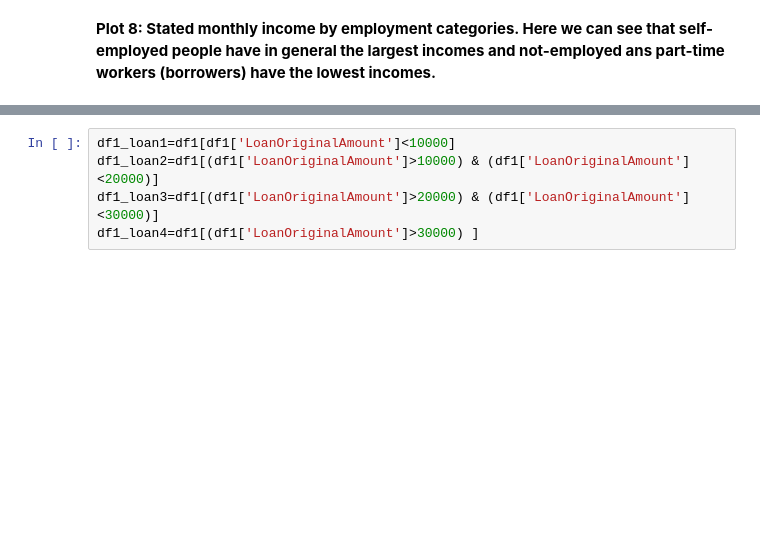
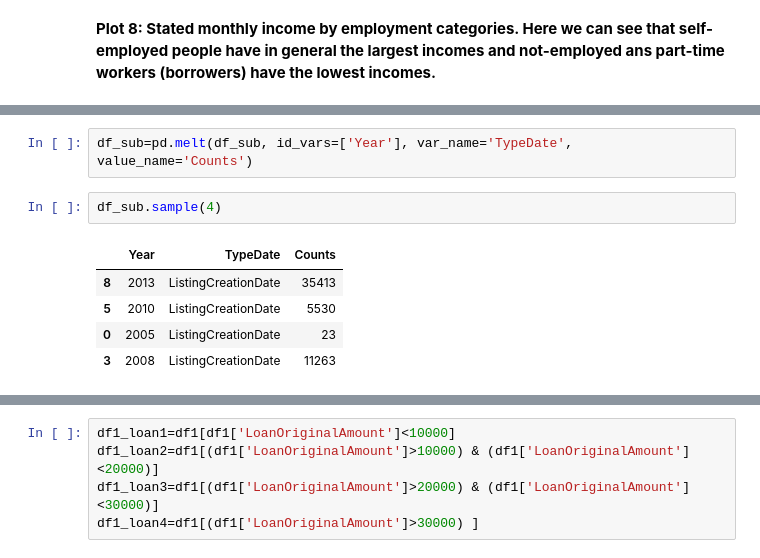
Before and after one commit to MishC/Udacity_DataAnalyst, a Jupyter notebook: project5_CommunicateDataFindings/exploration.ipynb, the cells around one changed output, grey strips where cells are left out. Cells and saved outputs as stored; diff of their text form; blank space fills up the shorter version.

```diff
--- a/project5_CommunicateDataFindings/presentation.ipynb
+++ b/project5_CommunicateDataFindings/exploration.ipynb
@@ -1127,0 +874,10 @@ plt.ylim([0,35000]);
+# %%
+df_sub=pd.melt(df_sub, id_vars=['Year'], var_name='TypeDate', value_name='Counts')
+# %%
+df_sub.sample(4)
+# %% [output]
+|  | Year | TypeDate | Counts |
+| 8 | 2013 | ListingCreationDate | 35413 |
+| 5 | 2010 | ListingCreationDate | 5530 |
+| 0 | 2005 | ListingCreationDate | 23 |
+| 3 | 2008 | ListingCreationDate | 11263 |
```
Also changed, not shown: parts of 155 cells of this notebook, 3 other files.
